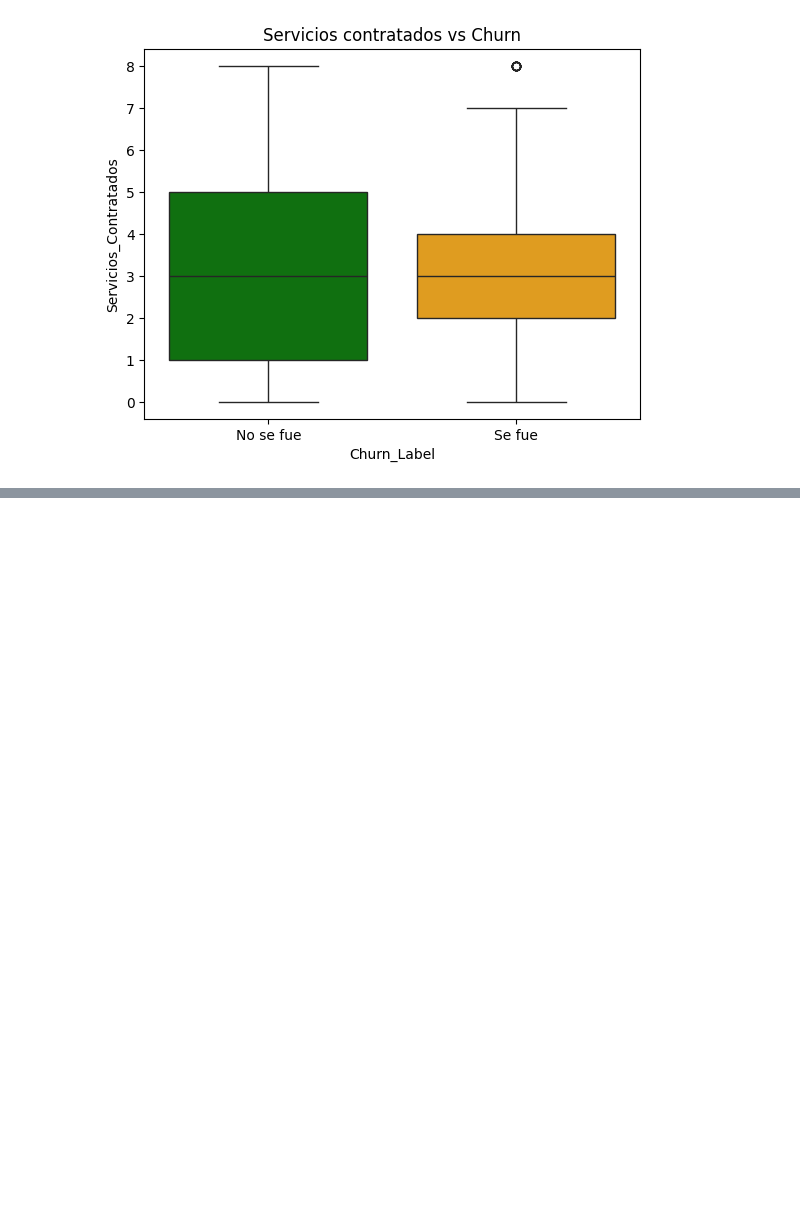
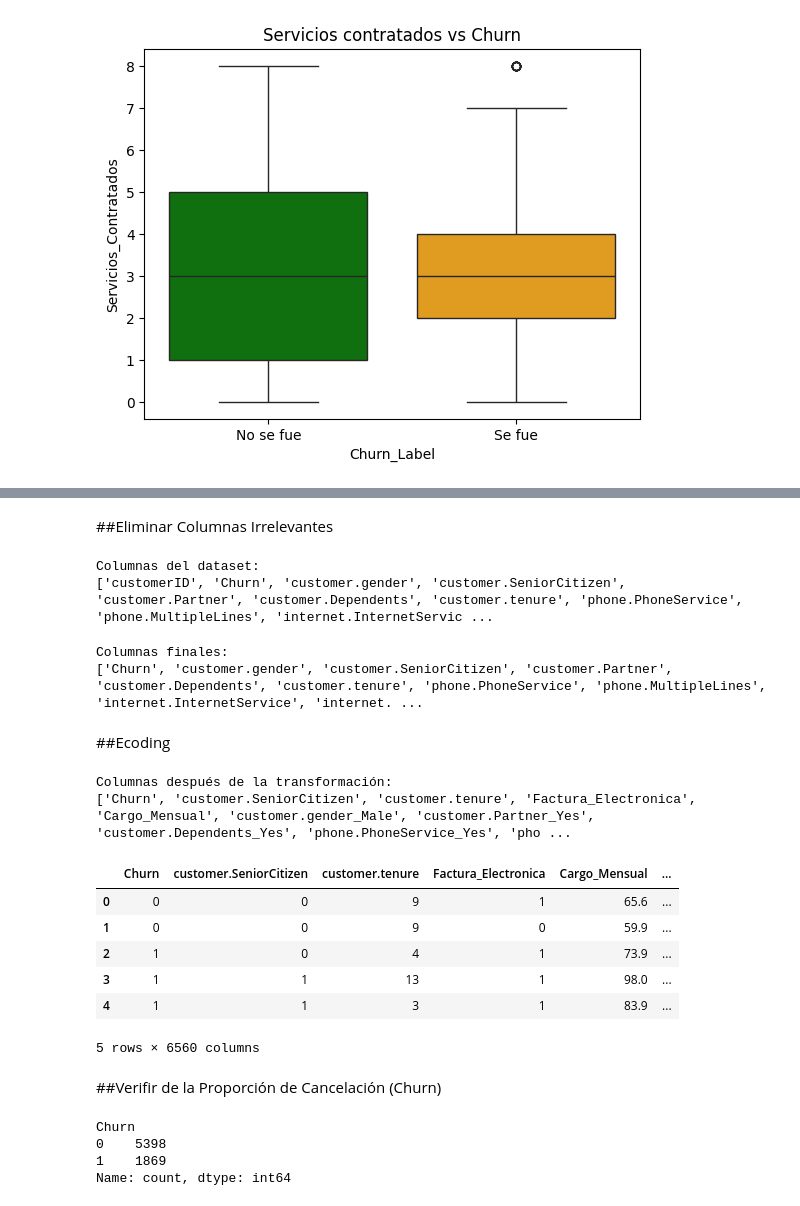
Before and after one commit to MadridVP/Challenge_Telecom-X-Parte-2-Predicci-n-de-Cancelaci-n-Churn-, a Jupyter notebook: Challenge_ONE_Data_Science_Telecom_X1_VM.ipynb, the cells around one changed output, grey strips where cells are left out. Drawn from its saved outputs; the diff is of its cells as text; code cells hidden in the pictures; blank space fills up the shorter version.

```diff
--- a/Challenge_ONE_Data_Science_Telecom_X1_VM.ipynb
+++ b/Challenge_ONE_Data_Science_Telecom_X1_VM.ipynb
@@ -531,0 +537,37 @@ Passing `palette` without assigning `hue` is deprecated and will be removed in v
+# %% [markdown]
+##Eliminar Columnas Irrelevantes
+# %%
+# Mostrar todas las columnas del dataset
+print("Columnas del dataset:")
+print(df.columns.tolist())
+# %% [output]
+Columnas del dataset:
+['customerID', 'Churn', 'customer.gender', 'customer.SeniorCitizen', 'customer.Partner', 'customer.Dependents', 'customer.tenure', 'phone.PhoneService', 'phone.MultipleLines', 'internet.InternetServic ...
+# %%
+df = df.drop(columns=["customerID", "Cargo_Diario"], errors="ignore")
+
+print("Columnas finales:")
+print(df.columns.tolist())
+# %% [output]
+Columnas finales:
+['Churn', 'customer.gender', 'customer.SeniorCitizen', 'customer.Partner', 'customer.Dependents', 'customer.tenure', 'phone.PhoneService', 'phone.MultipleLines', 'internet.InternetService', 'internet. ...
+# %% [markdown]
+##Ecoding
+# %%
+# Aplicar one-hot encoding a las variables categóricas
+df_encoded = pd.get_dummies(df, drop_first=True)
+
+# Revisar cómo quedó
+print("Columnas después de la transformación:")
+print(df_encoded.columns.tolist())
+df_encoded.head()
+# %% [output]
+Columnas después de la transformación:
+['Churn', 'customer.SeniorCitizen', 'customer.tenure', 'Factura_Electronica', 'Cargo_Mensual', 'customer.gender_Male', 'customer.Partner_Yes', 'customer.Dependents_Yes', 'phone.PhoneService_Yes', 'pho ...
+|  | Churn | customer.SeniorCitizen | customer.tenure | Factura_Electronica | Cargo_Mensual | ... |
+| 0 | 0 | 0 | 9 | 1 | 65.6 | ... |
+| 1 | 0 | 0 | 9 | 0 | 59.9 | ... |
+| 2 | 1 | 0 | 4 | 1 | 73.9 | ... |
+| 3 | 1 | 1 | 13 | 1 | 98.0 | ... |
+| 4 | 1 | 1 | 3 | 1 | 83.9 | ... |
+5 rows × 6560 columns
@@ -531,0 +576,10 @@ Passing `palette` without assigning `hue` is deprecated and will be removed in v
+# %% [markdown]
+##Verifir de la Proporción de Cancelación (Churn)
+# %%
+# Contar cuántos clientes cancelaron y cuántos no
+print(df["Churn"].value_counts())
+# %% [output]
+Churn
+0    5398
+1    1869
+Name: count, dtype: int64
```
Also changed, not shown: parts of 47 cells of this notebook.
